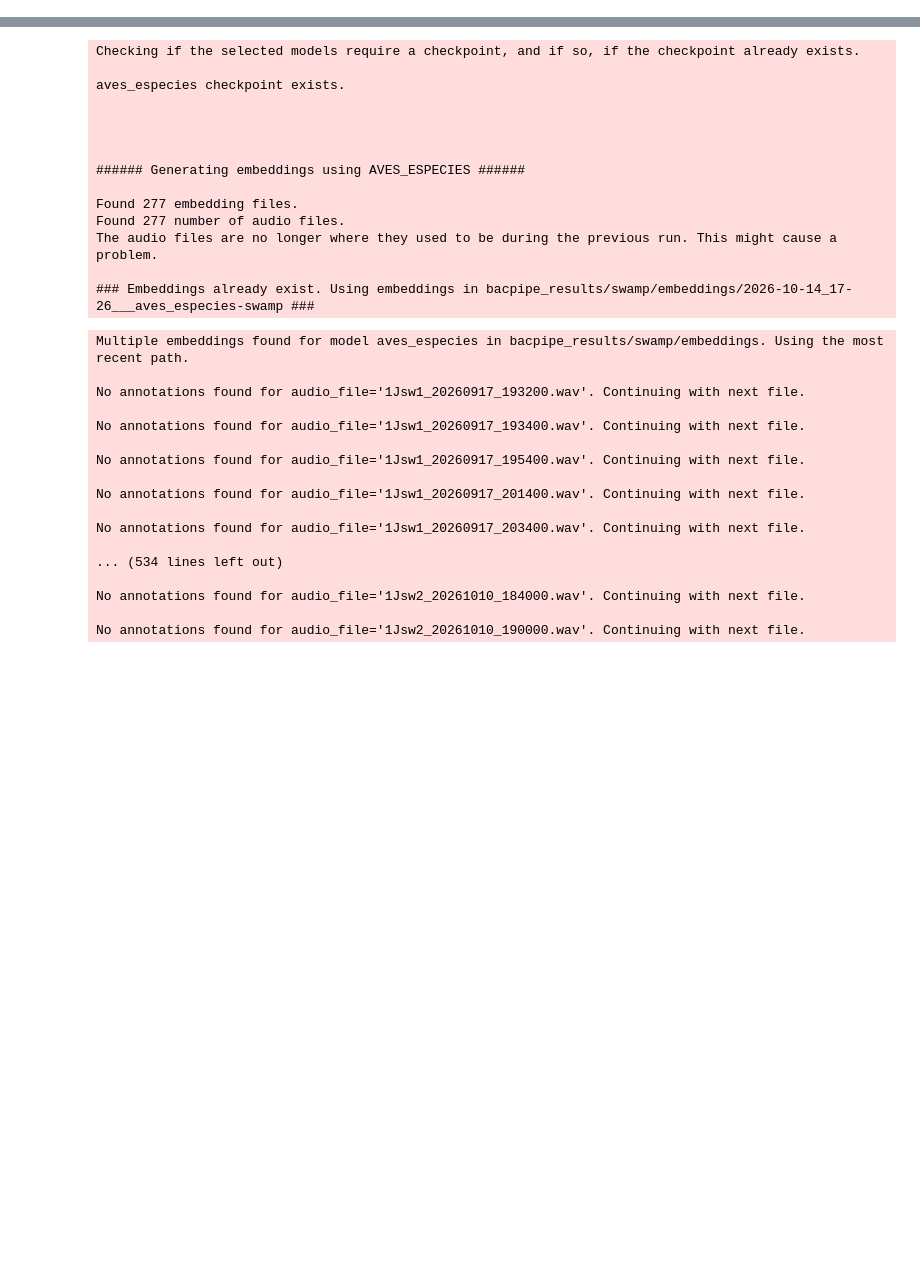
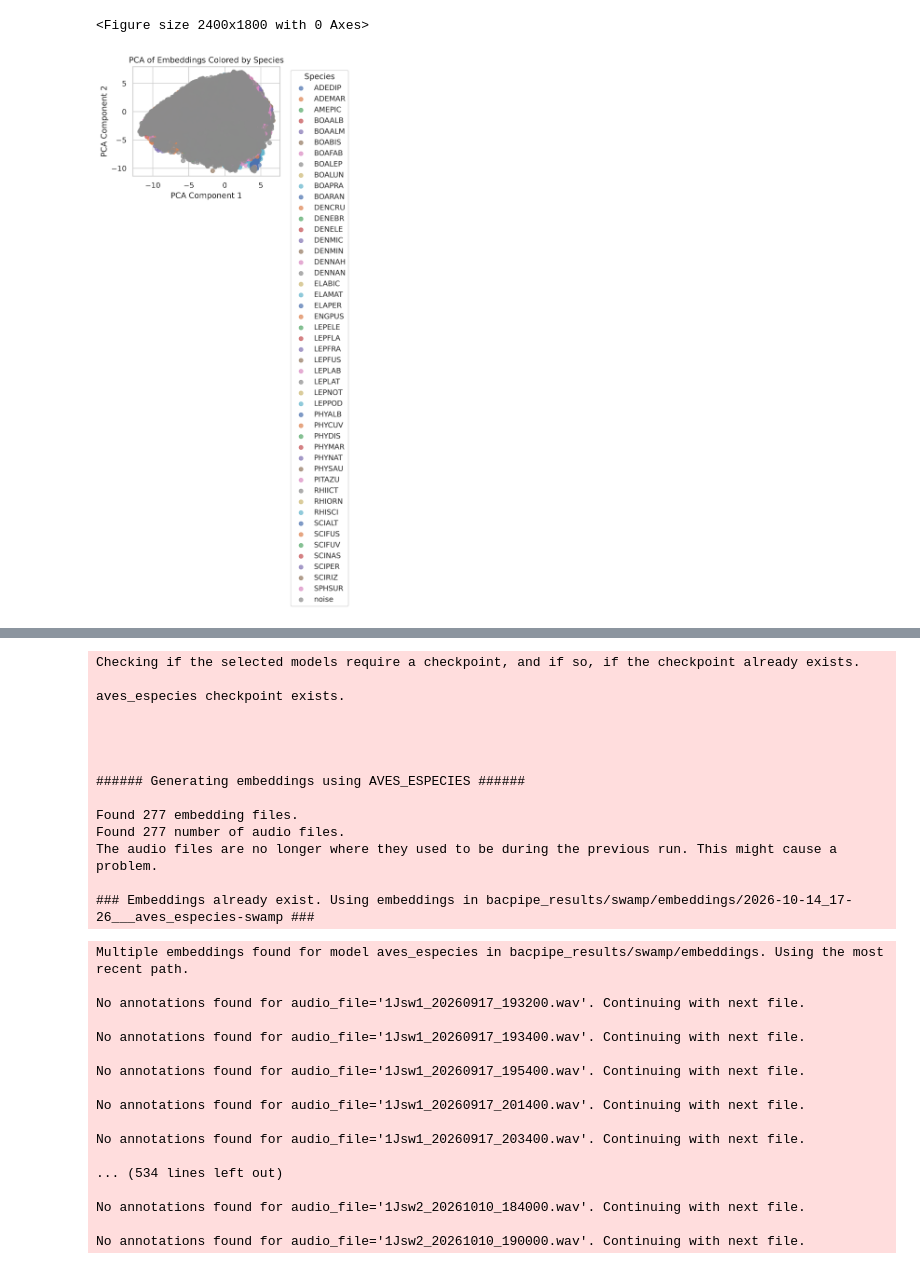
Before and after one commit to OsaConservation/OsaAnurans3.11, a Jupyter notebook: code/generate_frogs_clustering.ipynb, the cells around one changed output, grey strips where cells are left out. Cells and saved outputs as stored; diff of their text form; code cells hidden in the pictures; blank space fills up the shorter version.

Commit message:
custom model with embedding examples

```diff
--- a/code/generate_frogs_clustering.ipynb
+++ b/code/generate_frogs_clustering.ipynb
@@ -33,0 +42,2 @@ RESULTS_DIR = bacpipe.settings.main_results_dir
+# %%
+MODEL_NAME = 'avex_especies'
@@ -36,0 +105,8 @@ bacpipe.config.models = ['aves_especies']
+# %%
+# Generate or load embeddings for annotated marsh recordings
+audio_loader = bacpipe.run_pipeline_for_single_model(
+    model_name=MODEL_NAME,
+    audio_dir=AUDIO_DIR,
+    check_if_already_processed=True,
+)
+audio_embeds = audio_loader.embeddings(return_type="array")
@@ -36,0 +119,8 @@ bacpipe.config.models = ['aves_especies']
+# %%
+# Run this function after computing the embeddings otherwise it is no able to find the connection between embeddings and labels
+gt = bacpipe.ground_truth_by_model(
+    model=MODEL_NAME,
+    audio_dir=AUDIO_DIR,
+    annotations_filename='annotations.csv',
+    overwrite=False
+)
@@ -36,0 +321,36 @@ bacpipe.config.models = ['aves_especies']
+# %%
+%matplotlib inline
+
+# Use PCA to visualize the clusters in 2D
+from sklearn.decomposition import PCA
+import matplotlib.pyplot as plt
+import numpy as np
+
+# compute the PCA of the embeddings
+pca = PCA(n_components=2)
+embeds_2d = pca.fit_transform(audio_embeds)
+
+# Plot the PCA of the embeddings colored by the ground truth species labels
+unique_labels = np.unique(gt_1d)
+
+# set the figure size
+plt.figure(figsize=(4, 3))
+
+# Plot each species separately so they get their own label
+for label_val in unique_labels:
+    idx = np.where(gt_1d == label_val)
+    plt.scatter(
+        embeds_2d[idx, 0],
+        embeds_2d[idx, 1],
+        label=label_val,
+        alpha=0.7 # Optional: transparency helps with overlap
+    )
+
+plt.title('PCA of Embeddings Colored by Species')
+plt.legend(title="Species", bbox_to_anchor=(1.05, 1), loc='upper left')
+plt.xlabel('PCA Component 1')
+plt.ylabel('PCA Component 2')
+plt.show()
+# %% [output]
+<Figure size 2400x1800 with 0 Axes>
+[figure, added]
```
Also changed, not shown: parts of 24 cells of this notebook, 2 other files.
